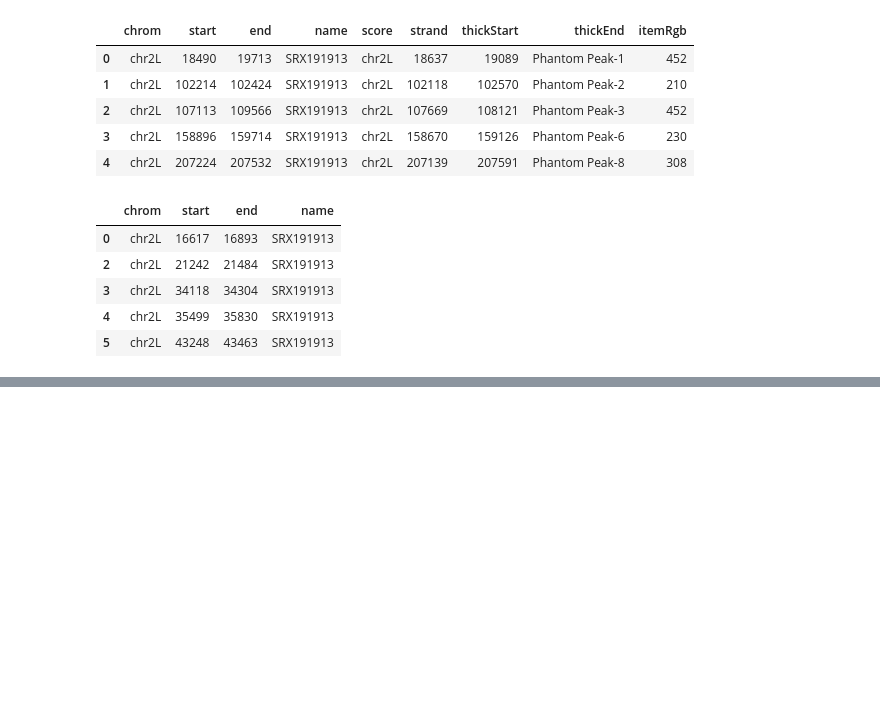
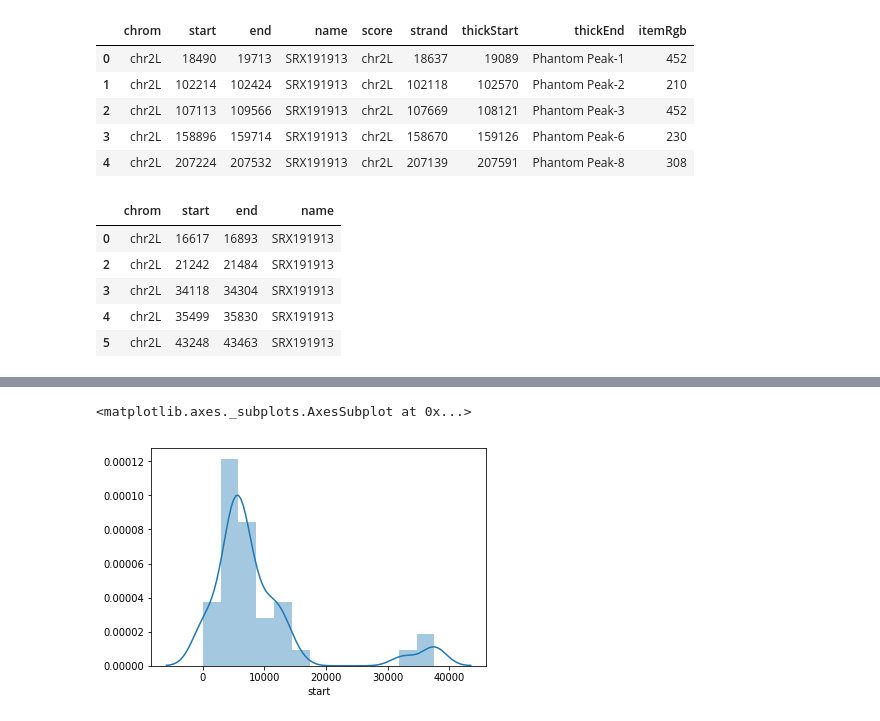
Before and after one commit to isabelleberger/s2cell-prior, a Jupyter notebook: notebook/2018-01-09_checking_peak_calls.ipynb, the cells around one changed output, grey strips where cells are left out. Cells and saved outputs as stored; diff of their text form; code cells hidden in the pictures; blank space fills up the shorter version.

```diff
--- a/notebook/2018-01-09_checking_peak_calls.ipynb
+++ b/notebook/2018-01-09_checking_peak_calls.ipynb
@@ -201,0 +258,6 @@ no_phantom.shape
+# %%
+spreadsheet = pd.read_csv('../output/chip/20171103_s2cell_chip-seq.csv')
+
+#For now we are excluding datasets with no input:
+spreadsheet = spreadsheet[spreadsheet.input != 'no input?']
+spreadsheet.head()
@@ -201,0 +271,6 @@ no_phantom.shape
+# %%
+#actually I should probably do this after
+all_chromatin = spreadsheet[spreadsheet.chromatin == 1]
+no_chromatin = spreadsheet[spreadsheet.chromatin == 0]
+# %%
+chromatin_nophantom = no_phantom[no_phantom.name.isin(all_chromatin.srx.values)]
@@ -201,0 +279,2 @@ no_phantom.shape
+# %%
+chr_peakcount = chromatin_nophantom.groupby('name').start.count()
@@ -201,0 +293,5 @@ no_phantom.shape
+# %%
+sb.distplot(chr_peakcount)
+# %% [output]
+<matplotlib.axes._subplots.AxesSubplot at 0x...>
+[figure, added]
```
Also changed, not shown: parts of 27 cells of this notebook.
